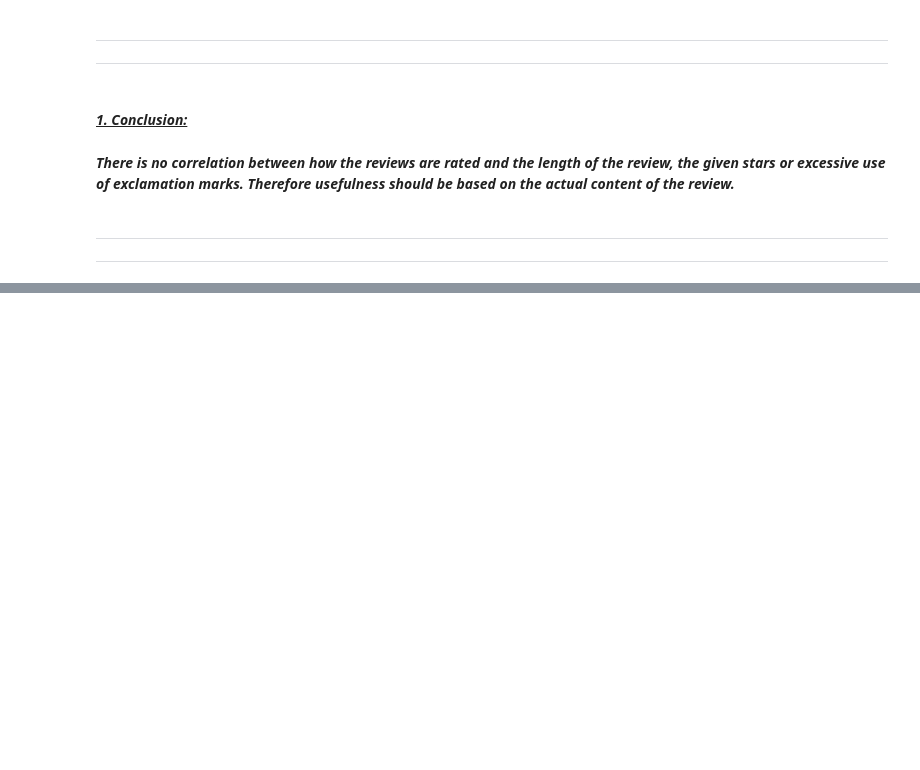
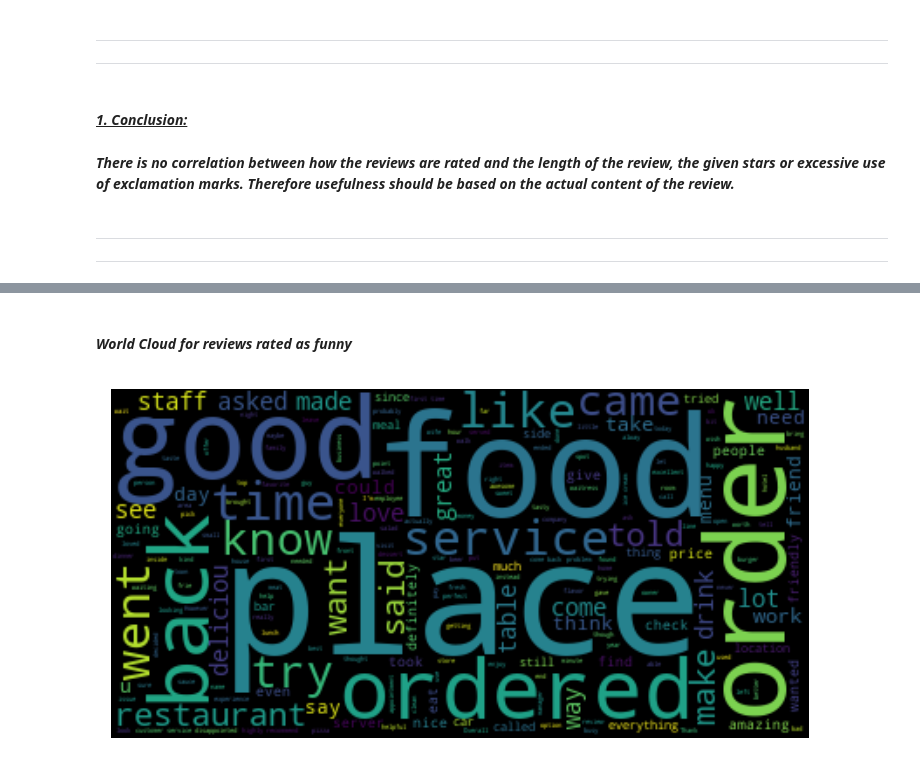
Before and after one commit to Jerwin87/Yelp-Capstone, a Jupyter notebook: notebooks/fb_EDA_Quality.ipynb, the cells around one changed output, grey strips where cells are left out. Saved outputs shown, nothing was run; the diff lists cells and outputs as text; code cells hidden in the pictures; blank space fills up the shorter version.

```diff
--- a/notebooks/fb_EDA_Quality.ipynb
+++ b/notebooks/fb_EDA_Quality.ipynb
@@ -220,0 +290,7 @@ sns.heatmap(df_corr_excl.corr(), annot=True, cmap='viridis_r', linewidth=0.01, l
+# %% [markdown]
+#### ***World Cloud for reviews rated as funny***
+# %%
+plt.imshow(wordcloud_fun, interpolation='bilinear')
+plt.axis("off");
+# %% [output]
+[figure, added]
```
Also changed, not shown: parts of 25 cells of this notebook.
